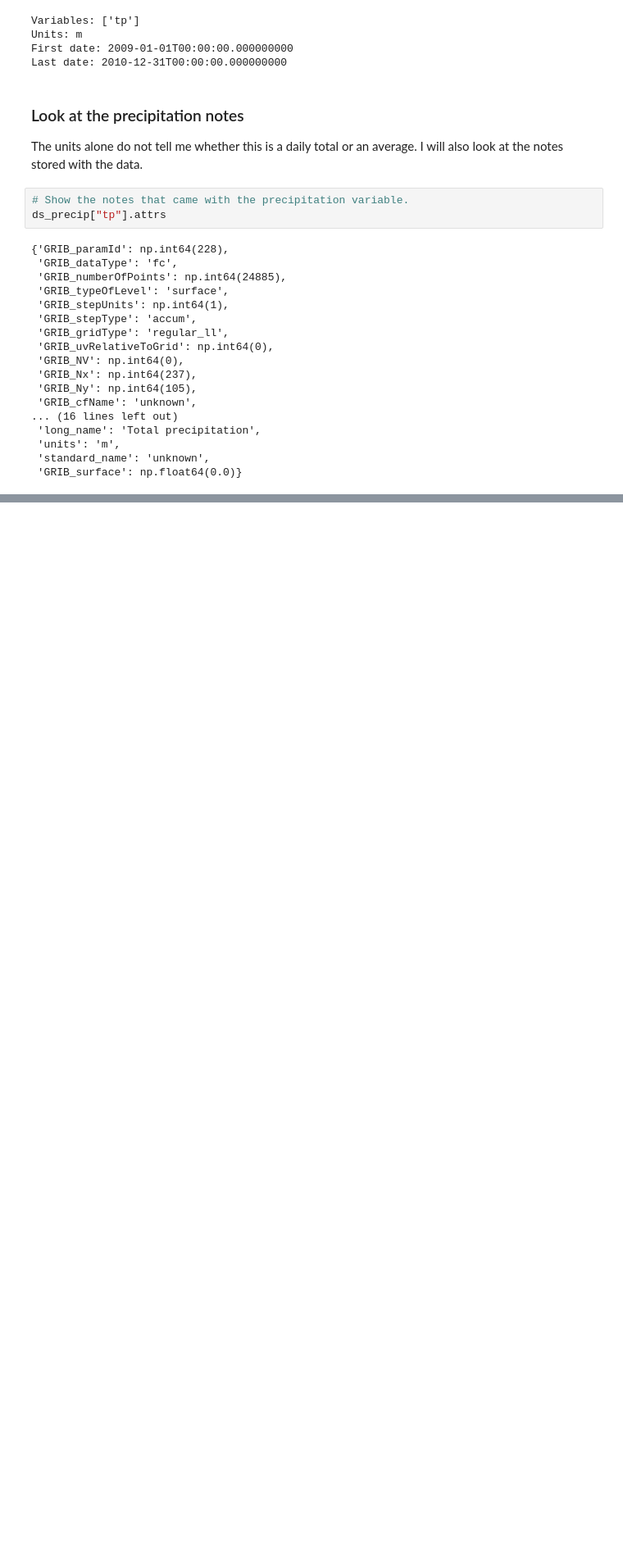
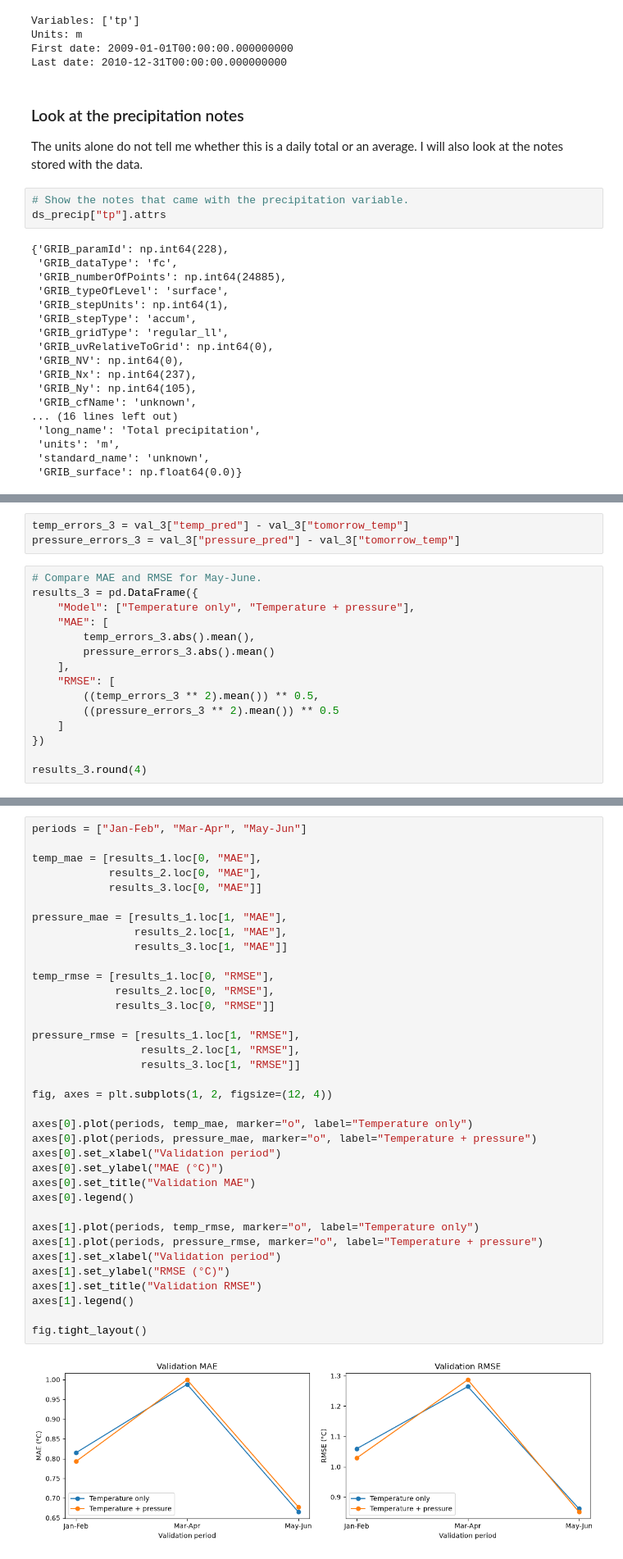
Before and after one commit to yiksu1312/AISCI290A_WP, a Jupyter notebook: notebooks/03_temperature_and_other_variables.ipynb, the cells around one changed output, grey strips where cells are left out. Shown at 82% size. Cells and saved outputs as stored; diff of their text form; blank space fills up the shorter version.

```diff
--- a/notebooks/03_temperature_and_other_variables.ipynb
+++ b/notebooks/03_temperature_and_other_variables.ipynb
@@ -273,0 +634,18 @@ The wind components and precipitation are here to explore later. I still need to
+# %%
+temp_errors_3 = val_3["temp_pred"] - val_3["tomorrow_temp"]
+pressure_errors_3 = val_3["pressure_pred"] - val_3["tomorrow_temp"]
+# %%
+# Compare MAE and RMSE for May-June.
+results_3 = pd.DataFrame({
+    "Model": ["Temperature only", "Temperature + pressure"],
+    "MAE": [
+        temp_errors_3.abs().mean(),
+        pressure_errors_3.abs().mean()
+    ],
+    "RMSE": [
+        ((temp_errors_3 ** 2).mean()) ** 0.5,
+        ((pressure_errors_3 ** 2).mean()) ** 0.5
+    ]
+})
+
+results_3.round(4)
@@ -273,0 +688,38 @@ The wind components and precipitation are here to explore later. I still need to
+# %%
+periods = ["Jan-Feb", "Mar-Apr", "May-Jun"]
+
+temp_mae = [results_1.loc[0, "MAE"],
+            results_2.loc[0, "MAE"],
+            results_3.loc[0, "MAE"]]
+
+pressure_mae = [results_1.loc[1, "MAE"],
+                results_2.loc[1, "MAE"],
+                results_3.loc[1, "MAE"]]
+
+temp_rmse = [results_1.loc[0, "RMSE"],
+             results_2.loc[0, "RMSE"],
+             results_3.loc[0, "RMSE"]]
+
+pressure_rmse = [results_1.loc[1, "RMSE"],
+                 results_2.loc[1, "RMSE"],
+                 results_3.loc[1, "RMSE"]]
+
+fig, axes = plt.subplots(1, 2, figsize=(12, 4))
+
+axes[0].plot(periods, temp_mae, marker="o", label="Temperature only")
+axes[0].plot(periods, pressure_mae, marker="o", label="Temperature + pressure")
+axes[0].set_xlabel("Validation period")
+axes[0].set_ylabel("MAE (°C)")
+axes[0].set_title("Validation MAE")
+axes[0].legend()
+
+axes[1].plot(periods, temp_rmse, marker="o", label="Temperature only")
+axes[1].plot(periods, pressure_rmse, marker="o", label="Temperature + pressure")
+axes[1].set_xlabel("Validation period")
+axes[1].set_ylabel("RMSE (°C)")
+axes[1].set_title("Validation RMSE")
+axes[1].legend()
+
+fig.tight_layout()
+# %% [output]
+[figure, added]
```
Also changed, not shown: parts of 131 cells of this notebook, 4 other files.
